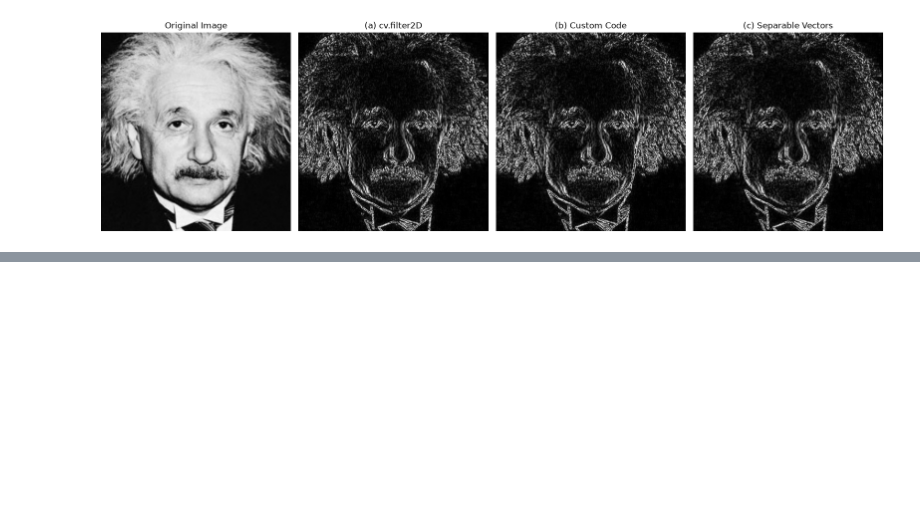
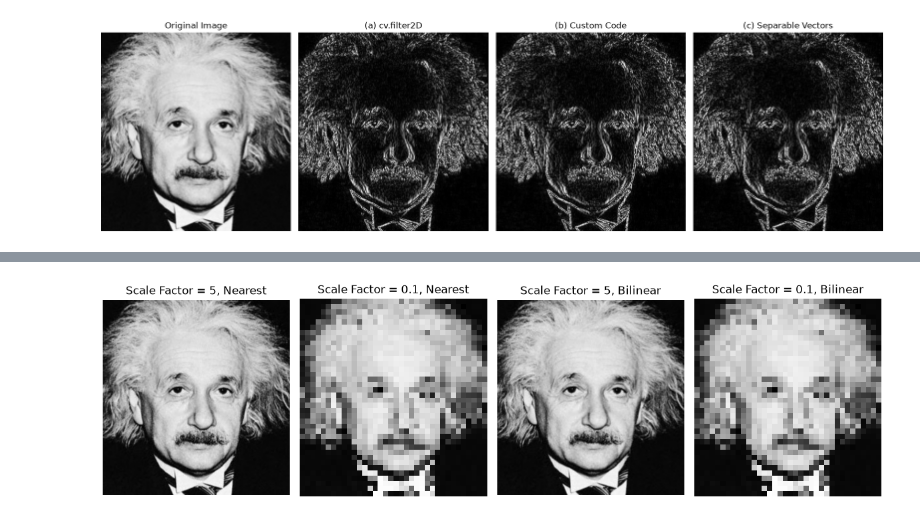
Before and after one commit to BashithaAnthony/EN3160-Assignment-1-on-Intensity-Transformations-and-Neighborhood-Filtering, a Jupyter notebook: Answer_book.ipynb, the cells around one changed output, grey strips where cells are left out. Drawn from its saved outputs; the diff is of its cells as text; code cells hidden in the pictures; blank space fills up the shorter version.

```diff
--- a/Answer_book.ipynb
+++ b/Answer_book.ipynb
@@ -266,7 +266,7 @@ plt.show(block=False)
 # %% [markdown]
 <h2 align="left">Question 7</h2>
 # %%
-img = cv.imread('albert_einstien.jpg', cv.IMREAD_GRAYSCALE)
+img = cv.imread('albert_einstein.jpg', cv.IMREAD_GRAYSCALE)
 
 sobel_x = np.array([[1, 0, -1], [2, 0, -2], [1, 0, -1]], dtype=np.float32)
 
@@ -331,0 +334,77 @@ plt.show()
+# %%
+#Method = 1: Nearest Neighbor Interpolation, Method = 2: Bilinear Interpolation
+def img_scale(im, scale_factor, method=1):
+
+    img = cv.imread(im, cv.IMREAD_GRAYSCALE)
+    assert img is not None
+    h, w = img.shape
+    new_h, new_w = int(h * scale_factor), int(w * scale_factor)
+    output = np.zeros((new_h, new_w), dtype=np.float64)
+
+    if method == 1:
+        #Nearest neighbor interpolation
+        for i in range(new_h):
+            for j in range(new_w):
+                x = int(i/scale_factor)
+                y = int(j/scale_factor)
+
+                output[i, j] = img[x, y]
+
+    else:
+        #Bilinear interpolation
+        for i in range(new_h):
+            for j in range(new_w):
+                x = i / scale_factor
+                y = j / scale_factor
+
+                x1 = int(x)
+                x2 = min(x1 + 1, h-1)
+                y1 = int(y)
+                y2 = min(y1 + 1, w-1)
+
+                dx = x - x1
+                dy = y - y1
+
+                Q11 = img[x1, y1]
+                Q12 = img[x1, y2]
+                Q21 = img[x2, y1]
+                Q22 = img[x2, y2]
+
+                output[i, j] = (Q11 * (1 - dx) * (1 - dy) +
+                                Q21 * (dx) * (1 - dy) +
+                                Q12 * (1 - dx) * (dy) +
+                                Q22 * (dx) * (dy))
+
+    return output.astype(np.uint8)
+
+img1 = img_scale("albert_einstein.jpg", 5, 1)
+img2 = img_scale("albert_einstein.jpg", 0.1, 1)
+img3 = img_scale("albert_einstein.jpg", 5, 2)
+img4 = img_scale("albert_einstein.jpg", 0.1, 2)
+
+plt.figure(figsize=(12, 5))
+
+plt.subplot(1, 4, 1)
+plt.imshow(img1, cmap='gray')
+plt.title('Scale Factor = 5, Nearest')
+plt.axis('off')
+
+plt.subplot(1, 4, 2)
+plt.imshow(img2, cmap='gray')
+plt.title('Scale Factor = 0.1, Nearest')
+plt.axis('off')
+
+plt.subplot(1, 4, 3)
+plt.imshow(img3, cmap='gray')
+plt.title('Scale Factor = 5, Bilinear')
+plt.axis('off')
+
+plt.subplot(1, 4, 4)
+plt.imshow(img4, cmap='gray')
+plt.title('Scale Factor = 0.1, Bilinear')
+plt.axis('off')
+
+plt.tight_layout()
+plt.show()
+# %% [output]
+[figure, added]
```
Also changed, not shown: parts of 2 cells of this notebook, 1 other file.
